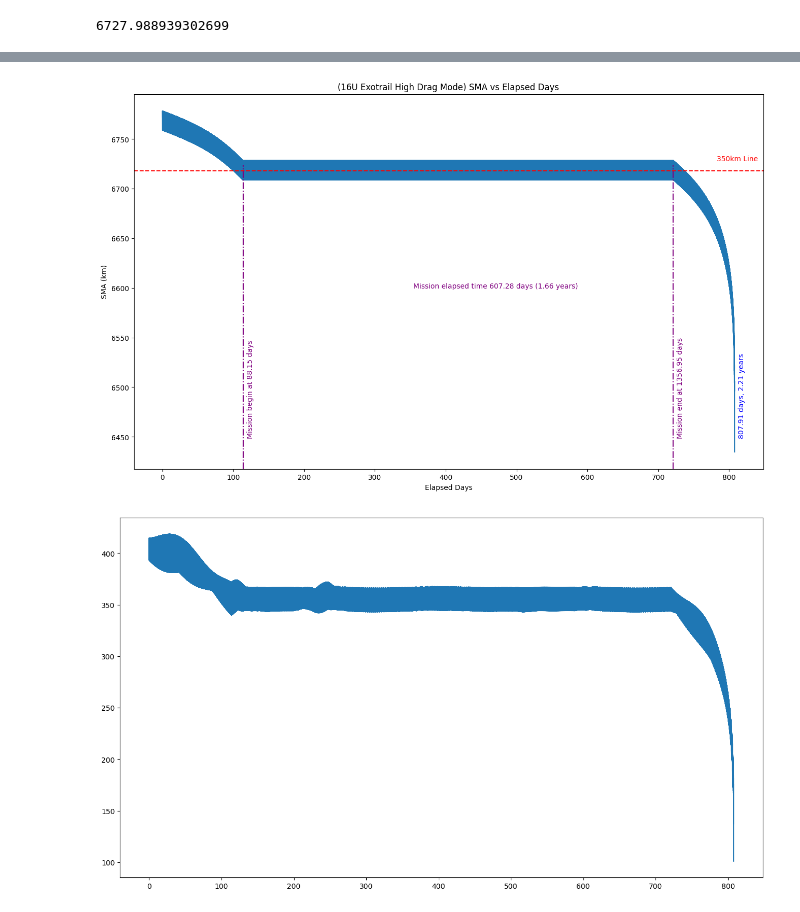
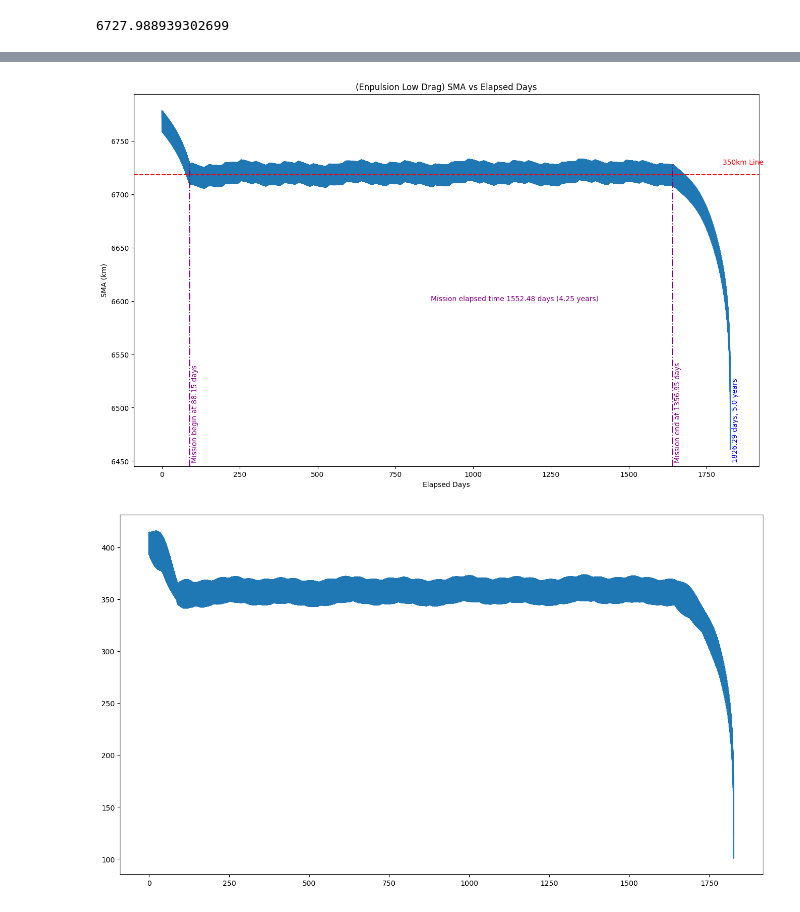
Before and after one commit to regalkuva/gmat_lorenzo, a Jupyter notebook: LTDN1030/12U/12U_350/Exotrail/Detailed/data_process.ipynb, the cells around one changed output, grey strips where cells are left out. Cells and saved outputs as stored; diff of their text form; code cells hidden in the pictures.

Commit message:
script for 16u enpulsion mission

```diff
--- a/LTDN1030/12U/12U_350/Exotrail/Detailed/data_process.ipynb
+++ b/LTDN1030/12U/12U_350/Exotrail/Detailed/data_process.ipynb
@@ -12,7 +12,8 @@ from statistics import mean
 # path_to_txt = 'C:/Users/egeme/Desktop/Kuva/GMAT_OrbitalSims/LTDN1030/12U/12U_350/Exotrail/Detailed/16U_Exotrail_LifetimeL_LowSFU.txt'
 # path_to_txt = 'C:/Users/egeme/Desktop/Kuva/GMAT_OrbitalSims/LTDN1030/12U/12U_350/Exotrail/Detailed/16U_Exotrail_LifetimeL.txt'
 # path_to_txt = 'C:/Users/egeme/Desktop/Kuva/GMAT_OrbitalSims/LTDN1030/12U/12U_350/Exotrail/Detailed/16U_Exotrail_LifetimeL_Perpendicular_SinglePanel.txt'
-path_to_txt = 'C:/Users/egeme/Desktop/Kuva/GMAT_OrbitalSims/LTDN1030/12U/12U_350/Exotrail/Detailed/16U_Exotrail_LifetimeL_Perpendicular_SinglePanel_SRPTEST.txt'
+# path_to_txt = 'C:/Users/egeme/Desktop/Kuva/GMAT_OrbitalSims/LTDN1030/12U/12U_350/Exotrail/Detailed/16U_Exotrail_LifetimeL_Perpendicular_SinglePanel_SRPTEST.txt'
+path_to_txt = 'C:/Users/egeme/Desktop/Kuva/GMAT_OrbitalSims/LTDN1030/12U/12U_350/Exotrail/Detailed/16U_Enpulsion_Lifetime_Streamlined.txt'
 
 dataset = pd.read_fwf(path_to_txt)
 # %%
@@ -96,35 +99,36 @@ missiontime = 'Mission elapsed time ' + str(round(elapsed_days[changelist[-1]]-e
 
 plt.figure(figsize=(16,9.6))
 
-plt.title(f'({filename[0]} {filename[1]} High Drag Mode) SMA vs Elapsed Days')
+## plt.title(f'({filename[0]} High Drag Mode w/ Single Panel) SMA vs Elapsed Days')
+plt.title(f'(Enpulsion Low Drag) SMA vs Elapsed Days')
 plt.ylabel('SMA (km)')
 plt.xlabel('Elapsed Days')
 plt.plot(elapsed_days,sma_list)
 plt.text(elapsed_days[-1]+5,6450,message,color='b', rotation=90)
 
 plt.axhline(350+6368.14, color='r', linestyle='--')
 plt.text(elapsed_days[-1]-25,360+6368.14, '350km Line', color='red')
 
 plt.axvline(elapsed_days[changelist[0]],0,0.81,color='purple',linestyle='-.')
 plt.axvline(elapsed_days[changelist[-1]], 0,0.81,color='purple',linestyle='-.')
 
 # plt.axhline(6378.14,0,color='black')
 
 
 plt.text((elapsed_days[-1]+elapsed_days[0])/2-50,6600, missiontime, color='purple')
 plt.text(elapsed_days[changelist[0]]+5, 6450, 'Mission begin at 88.15 days' ,color='purple',rotation=90 )
 plt.text(elapsed_days[changelist[-1]]+5, 6450, 'Mission end at 1356.95 days' ,color='purple',rotation=90 )
 plt.show()
 
 fig = plt.figure(figsize=(16,9))
 # plt.figure(figsize=(16,9.6))
 plt.plot(elapsed_days,alt_list)
 # plt.axhline(100,0,color='black',linestyle='dotted')
 plt.show()
 
 plt.figure(figsize=(16,9.6))
 plt.plot(elapsed_days,fuel_qty)
 plt.show()
 # %% [output]
-[figure, old version]
+[figure, new version]
-[figure, old version]
+[figure, new version]
```
Also changed, not shown: parts of 4 cells of this notebook, 2 other files.
